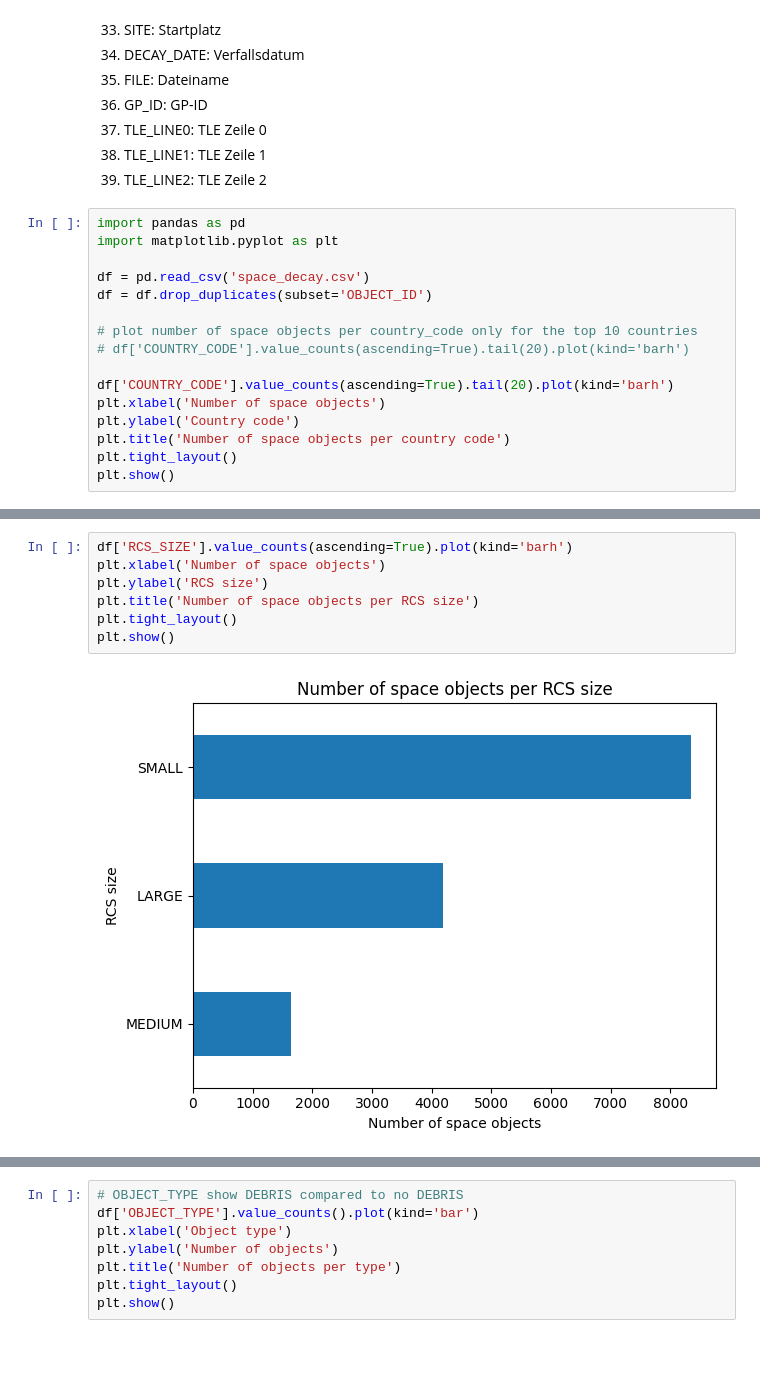
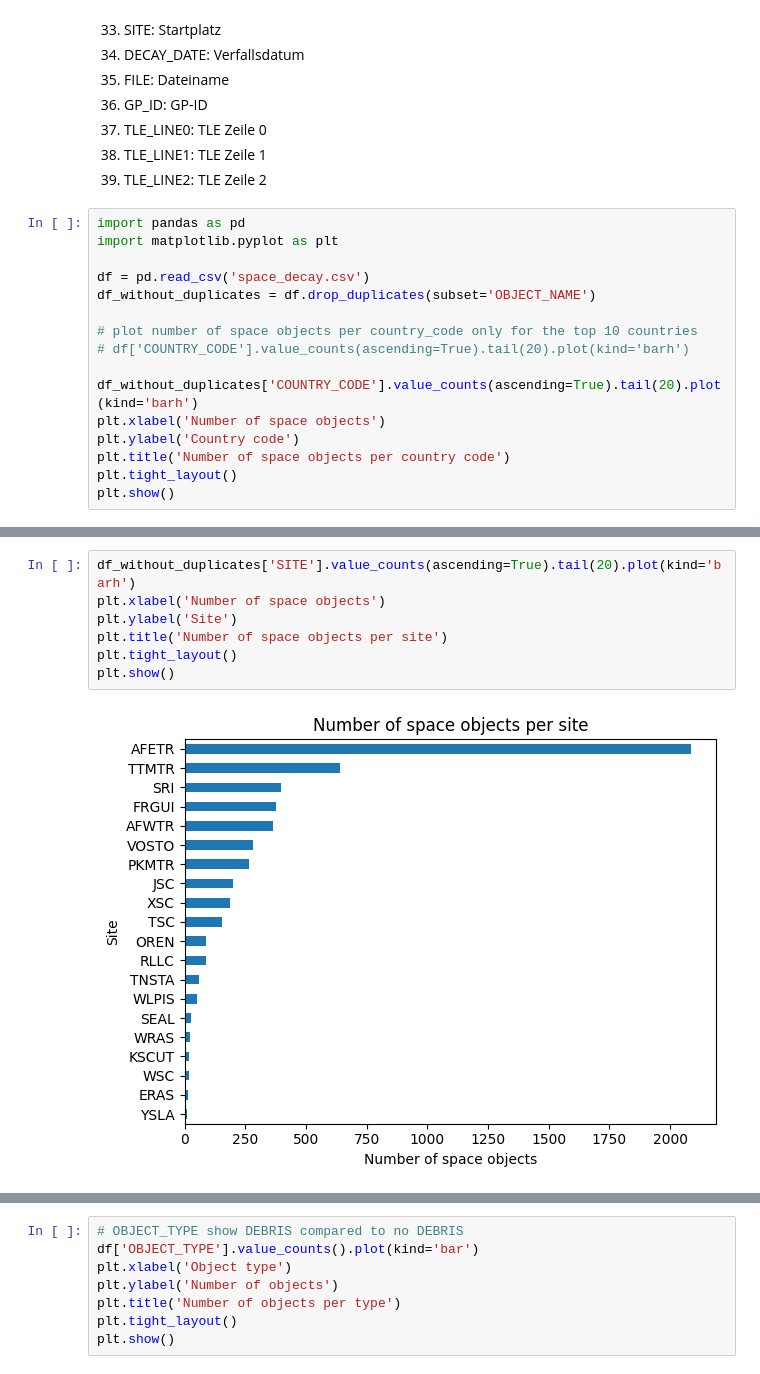
Before and after one commit to msi-se/stochastik-team7, a Jupyter notebook: satelite/satelite.ipynb, the cells around one changed output, grey strips where cells are left out. Drawn from its saved outputs; the diff is of its cells as text.

Commit message:
handle satelite duplicates

```diff
--- a/satelite/satelite.ipynb
+++ b/satelite/satelite.ipynb
@@ -47,12 +47,12 @@ import pandas as pd
 import matplotlib.pyplot as plt
 
 df = pd.read_csv('space_decay.csv')
-df = df.drop_duplicates(subset='OBJECT_ID')
+df_without_duplicates = df.drop_duplicates(subset='OBJECT_NAME')
 
 # plot number of space objects per country_code only for the top 10 countries
 # df['COUNTRY_CODE'].value_counts(ascending=True).tail(20).plot(kind='barh')
 
-df['COUNTRY_CODE'].value_counts(ascending=True).tail(20).plot(kind='barh')
+df_without_duplicates['COUNTRY_CODE'].value_counts(ascending=True).tail(20).plot(kind='barh')
 plt.xlabel('Number of space objects')
 plt.ylabel('Country code')
 plt.title('Number of space objects per country code')
@@ -63,10 +63,10 @@ plt.show()
 # %%
-df['RCS_SIZE'].value_counts(ascending=True).plot(kind='barh')
+df_without_duplicates['SITE'].value_counts(ascending=True).tail(20).plot(kind='barh')
 plt.xlabel('Number of space objects')
-plt.ylabel('RCS size')
-plt.title('Number of space objects per RCS size')
+plt.ylabel('Site')
+plt.title('Number of space objects per site')
 plt.tight_layout()
 plt.show()
 # %% [output]
-[figure, old version]
+[figure, new version]
 # %%
```
Also changed, not shown: parts of 11 cells of this notebook.
